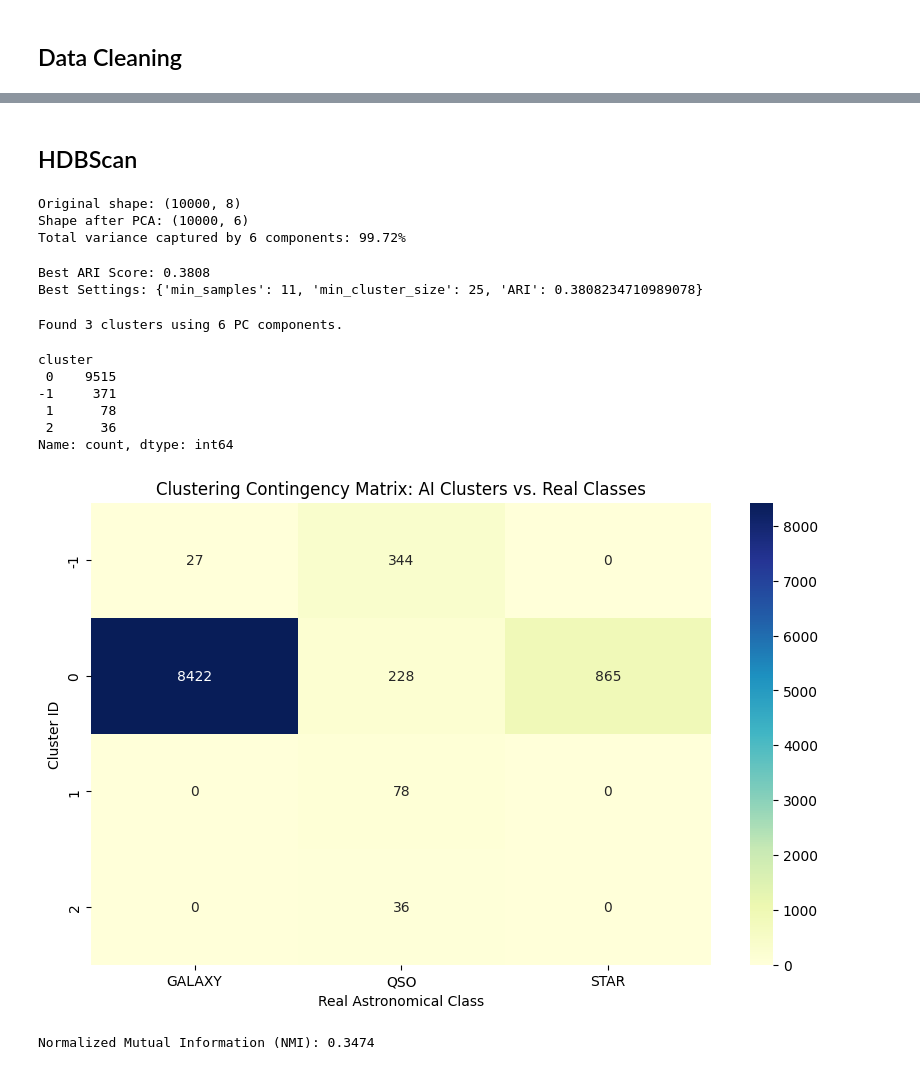
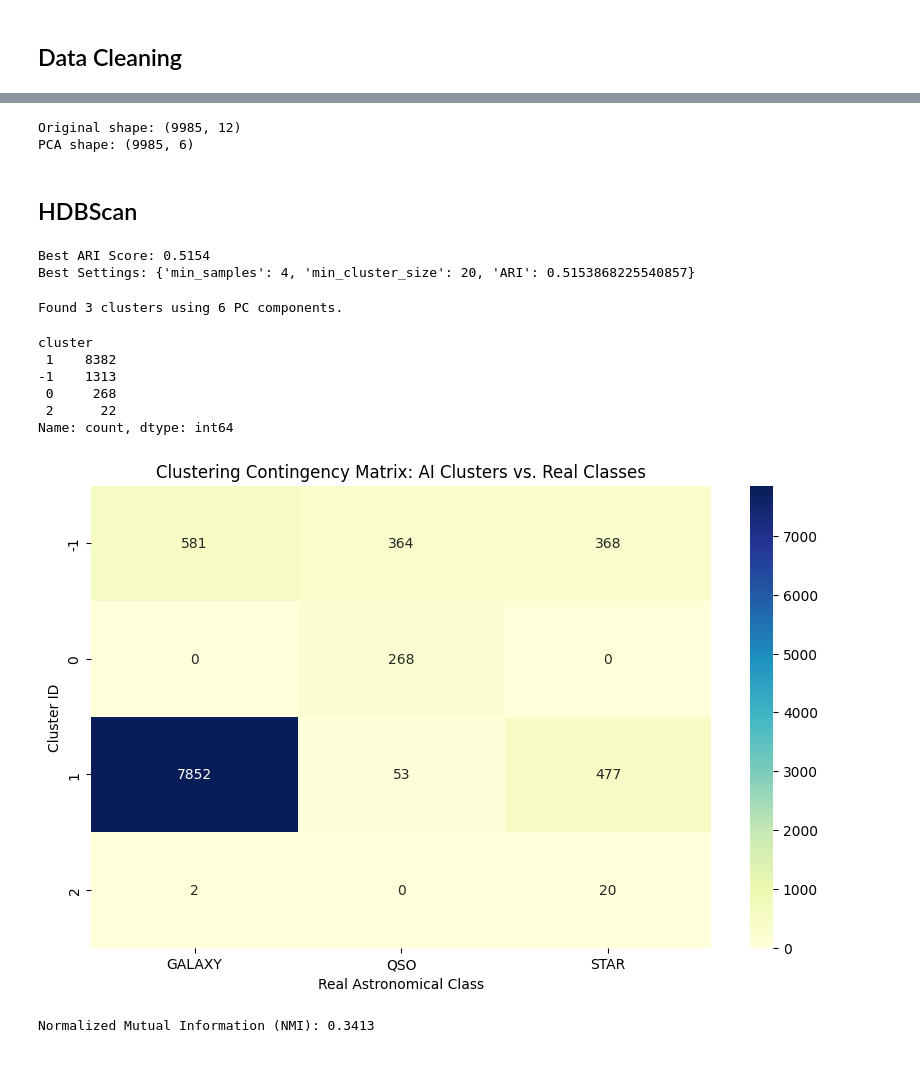
Before and after one commit to mkim123/Astral-Classification, a Jupyter notebook: hdbscan.ipynb, the cells around one changed output, grey strips where cells are left out. Cells and saved outputs as stored; diff of their text form; code cells hidden in the pictures.

```diff
--- a/hdbscan.ipynb
+++ b/hdbscan.ipynb
@@ -97,23 +17,34 @@ df_standard.size
+# %%
+df = pd.read_csv("data/star-galaxy-quasar.csv", comment="#")
+
+# Feature Engineering: Color Indices
+df["u_g"] = df["u"] - df["g"]
+df["g_r"] = df["g"] - df["r"]
+df["r_i"] = df["r"] - df["i"]
+df["i_z"] = df["i"] - df["z"]
+
+# Data Cleaning: Remove missing value placeholders (-9999)
+df = df[(df[["u", "g", "r", "i", "z"]] > -1000).all(axis=1)]
+
+# Prepare features and labels
+X = df.drop(columns=["objid", "class"])
+y_true = df["class"]
+
+# Standardization
+scaler = StandardScaler()
+X_scaled = scaler.fit_transform(X)
+
+# PCA for Dimensionality Reduction (6 components capture ~95% variance)
+pca = PCA(n_components=6)
+X_pca = pca.fit_transform(X_scaled)
+
+print(f"Original shape: {X.shape}")
+print(f"PCA shape: {X_pca.shape}")
+# %% [output]
+Original shape: (9985, 12)
+PCA shape: (9985, 6)
 # %% [markdown]
 ## HDBScan
-# %%
-# PCA
-
-from sklearn.decomposition import PCA
-
-# apply PCA
-pca = PCA(n_components=6)
-pca_data = pca.fit_transform(df_standard)
-
-print(f"Original shape: {df_standard.shape}")
-print(f"Shape after PCA: {pca_data.shape}")
-
-explained_var = np.sum(pca.explained_variance_ratio_) * 100
-print(f"Total variance captured by 6 components: {explained_var:.2f}%")
-# %% [output]
-Original shape: (10000, 8)
-Shape after PCA: (10000, 6)
-Total variance captured by 6 components: 99.72%
 # %%
 # Grid search
 
@@ -128,14 +59,14 @@ size_range = 80 # min_cluster_size: Lower values = more clusters
 for s in range(2,sample_range+1):
     for z in range(20, size_range+1):
         clusterer = HDBSCAN(min_cluster_size=z, min_samples=s, copy=True)
-        labels = clusterer.fit_predict(pca_data)
+        labels = clusterer.fit_predict(X_pca)
 
         # number of clusters identified
         n_clusters = len(set(labels)) - (1 if -1 in labels else 0)
 
         # since we have 3 classes, only consider results with 3 clusters
         if n_clusters == 3:
-            score = adjusted_rand_score(real_y, labels)
+            score = adjusted_rand_score(y_true, labels)
             if score > best_score:
                 best_score = score
                 best_params = {'min_samples': s, 'min_cluster_size': z, 'ARI': score}
@@ -143,17 +74,17 @@ for s in range(2,sample_range+1):
 print(f"Best ARI Score: {best_score:.4f}")
 print(f"Best Settings: {best_params}")
 # %% [output]
-Best ARI Score: 0.3808
-Best Settings: {'min_samples': 11, 'min_cluster_size': 25, 'ARI': 0.3808234710989078}
+Best ARI Score: 0.5154
+Best Settings: {'min_samples': 4, 'min_cluster_size': 20, 'ARI': 0.5153868225540857}
 # %%
 from sklearn.cluster import HDBSCAN
 from sklearn.metrics import adjusted_rand_score
 
-clusterer = HDBSCAN(min_cluster_size=25, min_samples=11) # use best parameters
-cluster_labels = clusterer.fit_predict(pca_data)
+clusterer = HDBSCAN(min_cluster_size=20, min_samples=4) # use best parameters
+cluster_labels = clusterer.fit_predict(X_pca)
 
 # Add the results back to original cleaned dataframe
-df_clustered = df.iloc[df_standard.index].copy()
+df_clustered = df.copy()
 df_clustered['cluster'] = cluster_labels
 
 n_clusters = len(set(cluster_labels)) - (1 if -1 in cluster_labels else 0)
@@ -165,32 +96,32 @@ Found 3 clusters using 6 PC components.
 df_clustered['cluster'].value_counts()
 # %% [output]
 cluster
- 0    9515
--1     371
- 1      78
- 2      36
+ 1    8382
+-1    1313
+ 0     268
+ 2      22
 Name: count, dtype: int64
 # %%
 # Contingency Matrix
 import pandas as pd
 import seaborn as sns
 import matplotlib.pyplot as plt
 
-ct = pd.crosstab(df_clustered['cluster'], real_y,
+ct = pd.crosstab(df_clustered['cluster'], y_true,
                  rownames=['Cluster ID'],
                  colnames=['Real Astronomical Class'])
 
 plt.figure(figsize=(10, 6))
 sns.heatmap(ct, annot=True, fmt='d', cmap='YlGnBu', cbar=True)
 plt.title('Clustering Contingency Matrix: AI Clusters vs. Real Classes')
 plt.show()
 # %% [output]
-[figure, old version]
+[figure, new version]
 # %%
 from sklearn.metrics import normalized_mutual_info_score
 
-nmi_score = normalized_mutual_info_score(real_y, cluster_labels)
+nmi_score = normalized_mutual_info_score(y_true, cluster_labels)
 
 print(f"Normalized Mutual Information (NMI): {nmi_score:.4f}")
 # %% [output]
-Normalized Mutual Information (NMI): 0.3474
+Normalized Mutual Information (NMI): 0.3413
```
Also changed, not shown: parts of 4 cells of this notebook.
